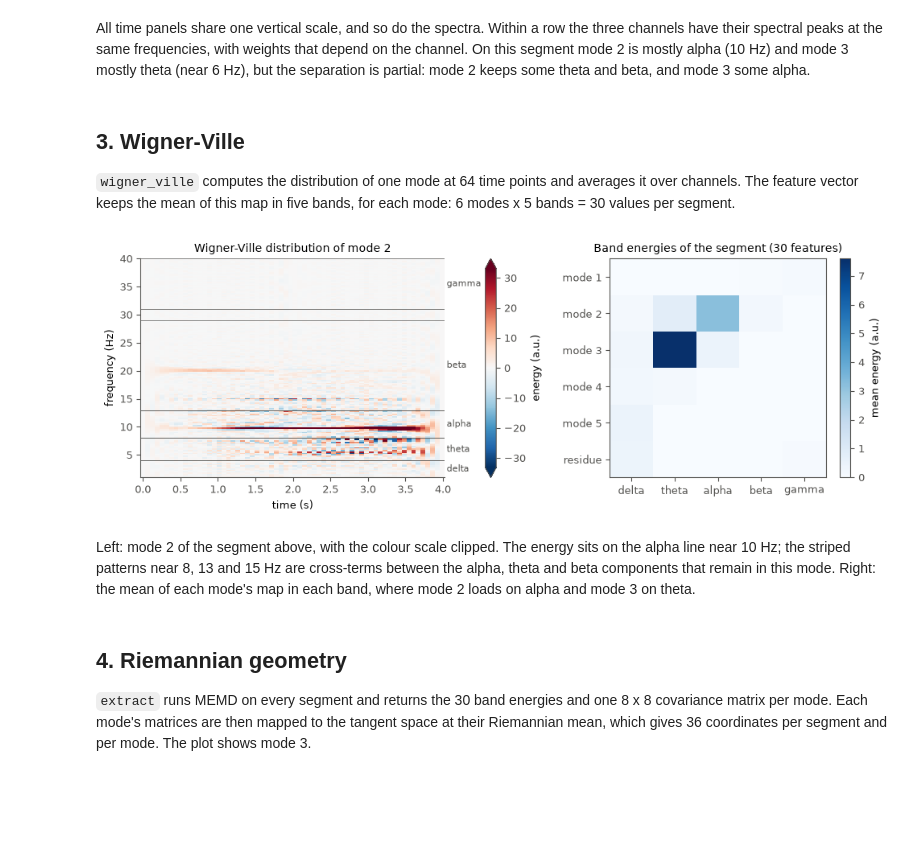
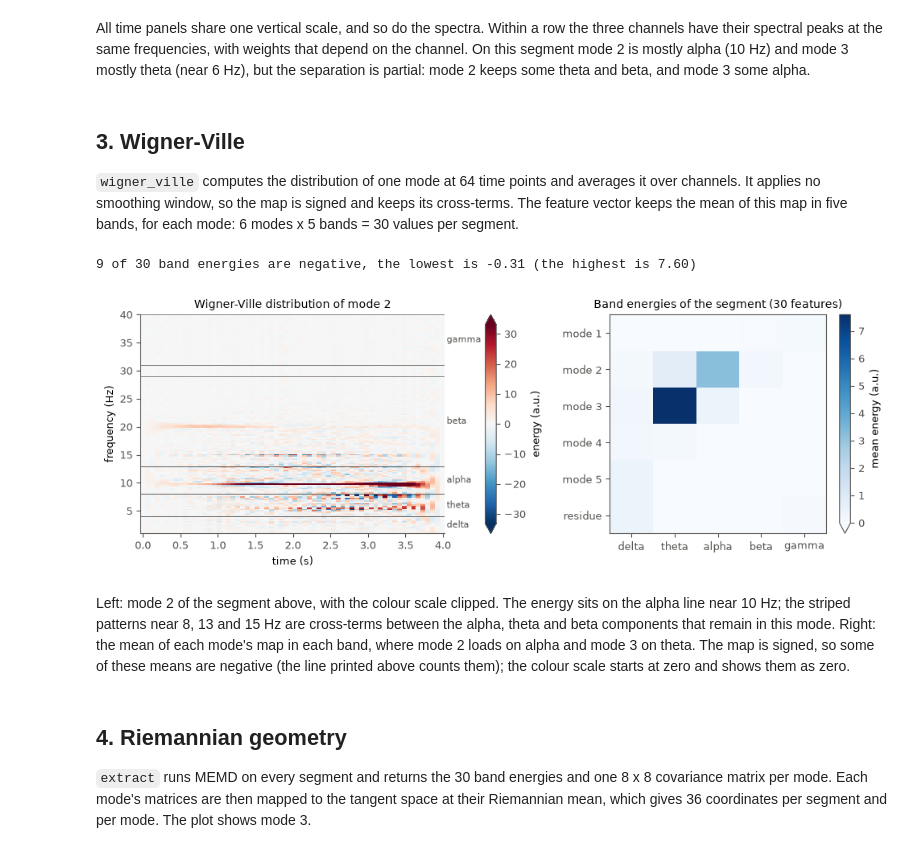
Before and after one commit to luchocomputor/flow-state-uqam, a Jupyter notebook: notebooks/demo.ipynb, the cells around one changed output. Drawn from its saved outputs; the diff is of its cells as text; code cells hidden in the pictures; blank space fills up the shorter version.

```diff
--- a/notebooks/demo.ipynb
+++ b/notebooks/demo.ipynb
@@ -115,35 +115,38 @@ All time panels share one vertical scale, and so do the spectra. Within a row th
 # %% [markdown]
 ## 3. Wigner-Ville
 
-`wigner_ville` computes the distribution of one mode at 64 time points and averages it over channels. The feature vector keeps the mean of this map in five bands, for each mode: 6 modes x 5 bands = 30 values per segment.
+`wigner_ville` computes the distribution of one mode at 64 time points and averages it over channels. It applies no smoothing window, so the map is signed and keeps its cross-terms. The feature vector keeps the mean of this map in five bands, for each mode: 6 modes x 5 bands = 30 values per segment.
 # %%
 k = 1  # mode 2
 W, wv_freqs = fs.wigner_ville(imfs[k], SFREQ)  # (64 time points, frequencies from 1 to 40 Hz)
 wv_times = np.round(np.linspace(0, n_times - 1, W.shape[0])) / SFREQ
 energies = fs.band_energies(imfs, SFREQ).reshape(N_IMFS, len(BANDS))
+print(f"{(energies < 0).sum()} of {energies.size} band energies are negative, the lowest is {energies.min():.2f} "
+      f"(the highest is {energies.max():.2f})")
 
 fig, (ax0, ax1) = plt.subplots(1, 2, figsize=(10, 3.6), width_ratios=[1.5, 1])
 vmax = np.percentile(np.abs(W), 99.5)  # clip the colour scale so that weak structure stays visible
 im0 = ax0.pcolormesh(wv_times, wv_freqs, W.T, cmap="RdBu_r", vmin=-vmax, vmax=vmax, shading="nearest")
 for name, (lo, hi) in BANDS.items():
     ax0.axhline(lo, color="#52514e", lw=0.5)
     ax0.axhline(hi, color="#52514e", lw=0.5)
     ax0.text(4.05, (lo + hi) / 2, name, va="center", color="#52514e", fontsize=8)
 ax0.set(xlabel="time (s)", ylabel="frequency (Hz)", ylim=(1, 40), title=f"Wigner-Ville distribution of mode {k + 1}")
 fig.colorbar(im0, ax=ax0, pad=0.1, extend="both", label="energy (a.u.)")
 
 im1 = ax1.imshow(energies, cmap="Blues", aspect="auto", vmin=0)
 ax1.set(xticks=range(len(BANDS)), xticklabels=list(BANDS), yticks=range(N_IMFS),
         yticklabels=[f"mode {i + 1}" for i in range(N_IMFS - 1)] + ["residue"],
         title="Band energies of the segment (30 features)")
 ax1.spines[["top", "right"]].set_visible(True)
-fig.colorbar(im1, ax=ax1, label="mean energy (a.u.)")
+fig.colorbar(im1, ax=ax1, extend="min", label="mean energy (a.u.)")
 fig.tight_layout()
 save(fig, "demo-wigner-ville.png")
 # %% [output]
+9 of 30 band energies are negative, the lowest is -0.31 (the highest is 7.60)
-[figure, old version]
+[figure, new version]
 # %% [markdown]
-Left: mode 2 of the segment above, with the colour scale clipped. The energy sits on the alpha line near 10 Hz; the striped patterns near 8, 13 and 15 Hz are cross-terms between the alpha, theta and beta components that remain in this mode. Right: the mean of each mode's map in each band, where mode 2 loads on alpha and mode 3 on theta.
+Left: mode 2 of the segment above, with the colour scale clipped. The energy sits on the alpha line near 10 Hz; the striped patterns near 8, 13 and 15 Hz are cross-terms between the alpha, theta and beta components that remain in this mode. Right: the mean of each mode's map in each band, where mode 2 loads on alpha and mode 3 on theta. The map is signed, so some of these means are negative (the line printed above counts them); the colour scale starts at zero and shows them as zero.
 # %% [markdown]
 ## 4. Riemannian geometry
 
```
Also changed, not shown: parts of 2 cells of this notebook, 1 other file.
